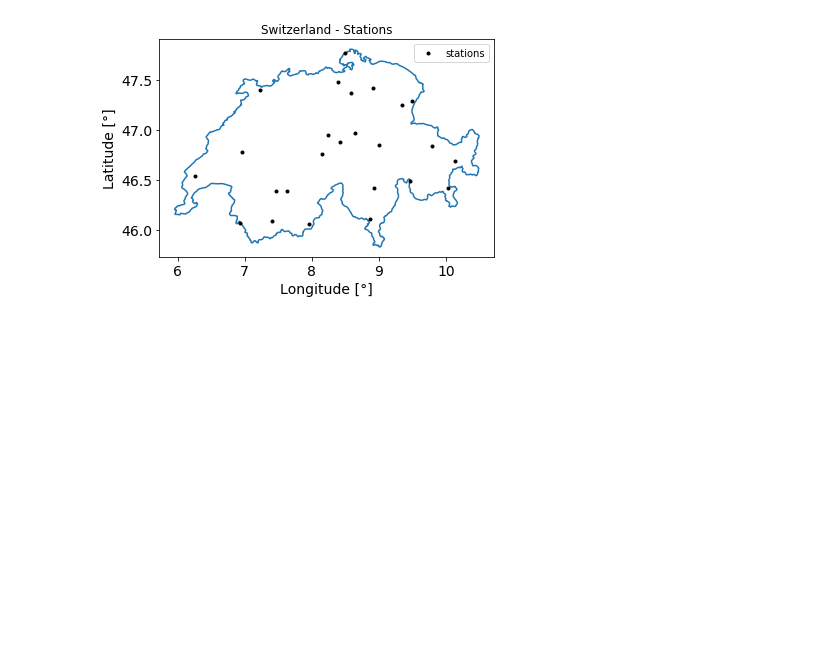
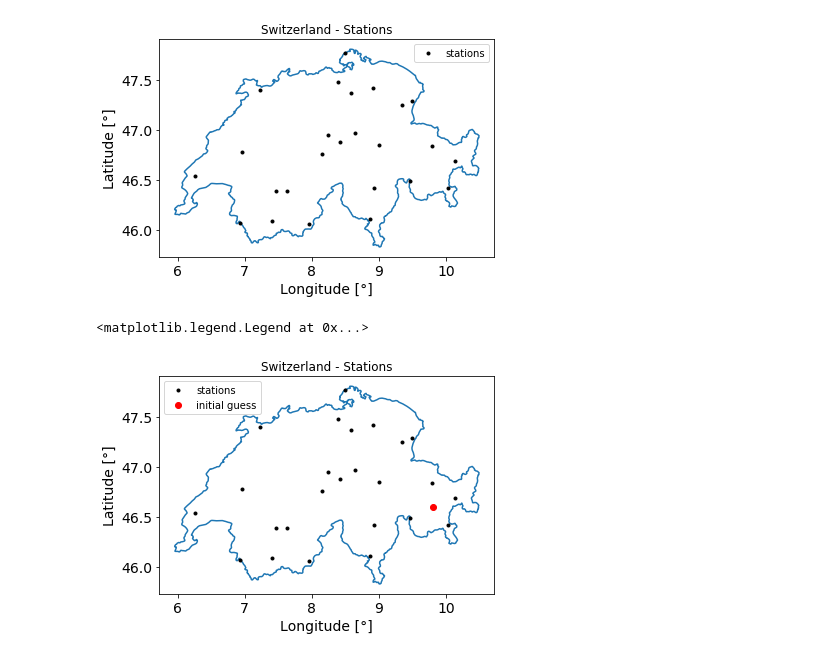
Before and after one commit to Japhiolite/geothermics, a Jupyter notebook: dev/10_inverse_problems_in_geosciences.ipynb, the cells around one changed output. Cells and saved outputs as stored; diff of their text form; code cells hidden in the pictures; blank space fills up the shorter version.

```diff
--- a/dev/10_inverse_problems_in_geosciences.ipynb
+++ b/dev/10_inverse_problems_in_geosciences.ipynb
@@ -83,0 +103,16 @@ plt.legend()
+# %%
+# initial guess
+lon0 = 9.8
+lat0 = 46.6
+
+plt.plot(border[:,0],border[:,1])
+plt.plot(dat.longitude, dat.latitude, 'k.', label='stations')
+plt.plot(lon0,lat0,'ro', label='initial guess')
+plt.xlabel('Longitude [°]', fontsize=14)
+plt.ylabel('Latitude [°]', fontsize=14)
+plt.title('Switzerland - Stations')
+plt.tick_params(axis='both', labelsize=14)
+plt.legend()
+# %% [output]
+<matplotlib.legend.Legend at 0x...>
+[figure, added]
```
Also changed, not shown: parts of 9 cells of this notebook.
